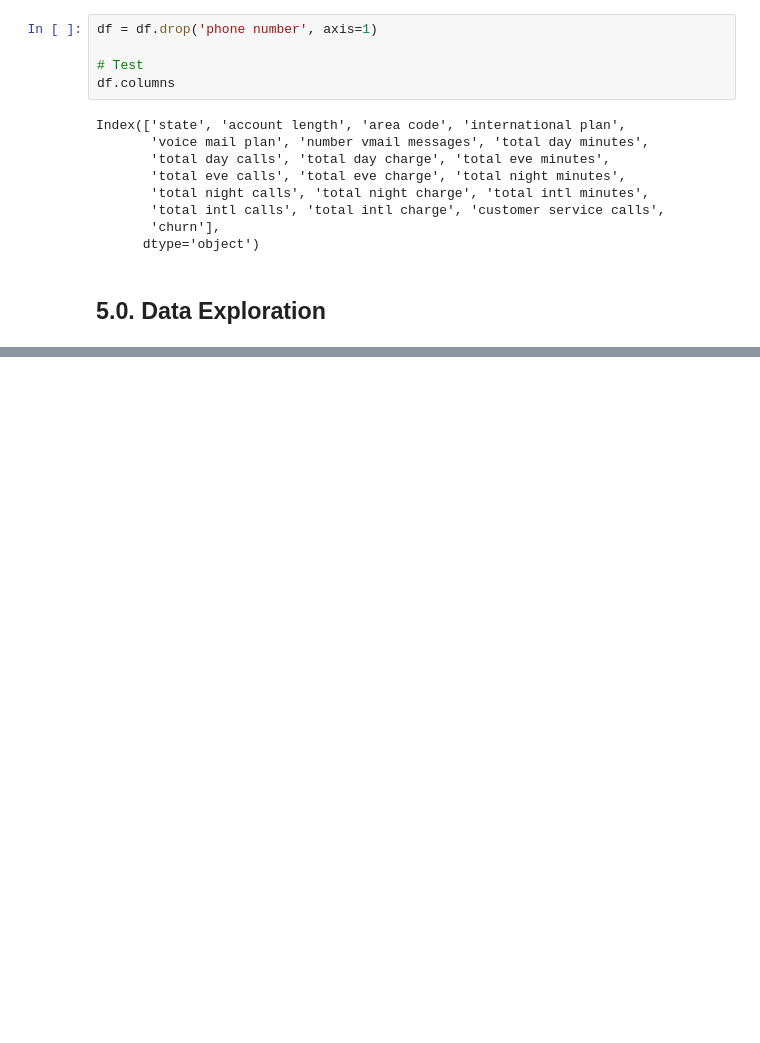
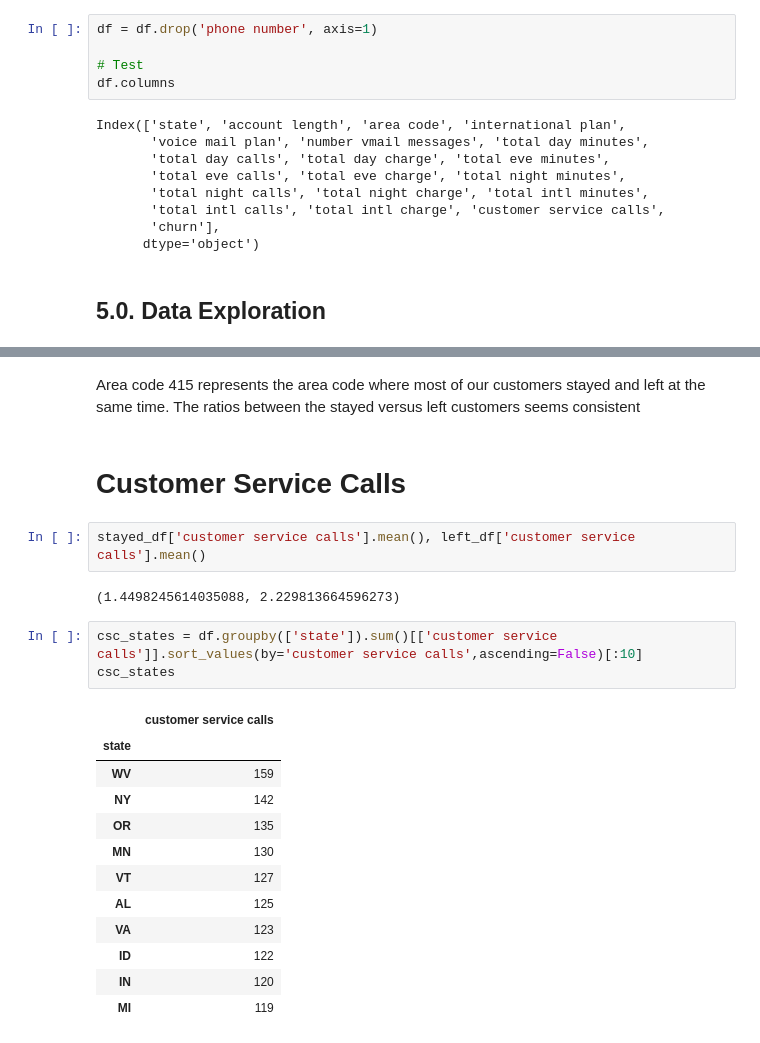
Before and after one commit to Choxy1/syria-tel, a Jupyter notebook: index.ipynb, the cells around one changed output, grey strips where cells are left out. Saved outputs shown, nothing was run; the diff lists cells and outputs as text; blank space fills up the shorter version.

```diff
--- a/index.ipynb
+++ b/index.ipynb
@@ -318,0 +413,24 @@ Index(['state', 'account length', 'area code', 'international plan',
+# %% [markdown]
+Area code 415 represents the area code where most of our customers stayed and left at the same time. The ratios between the stayed versus left customers seems consistent
+# %% [markdown]
+# Customer Service Calls
+# %%
+stayed_df['customer service calls'].mean(), left_df['customer service calls'].mean()
+# %% [output]
+(1.4498245614035088, 2.229813664596273)
+# %%
+csc_states = df.groupby(['state']).sum()[['customer service calls']].sort_values(by='customer service calls',ascending=False)[:10]
+csc_states
+# %% [output]
+|  | customer service calls |
+| state |  |
+| WV | 159 |
+| NY | 142 |
+| OR | 135 |
+| MN | 130 |
+| VT | 127 |
+| AL | 125 |
+| VA | 123 |
+| ID | 122 |
+| IN | 120 |
+| MI | 119 |
```
Also changed, not shown: parts of 41 cells of this notebook.
